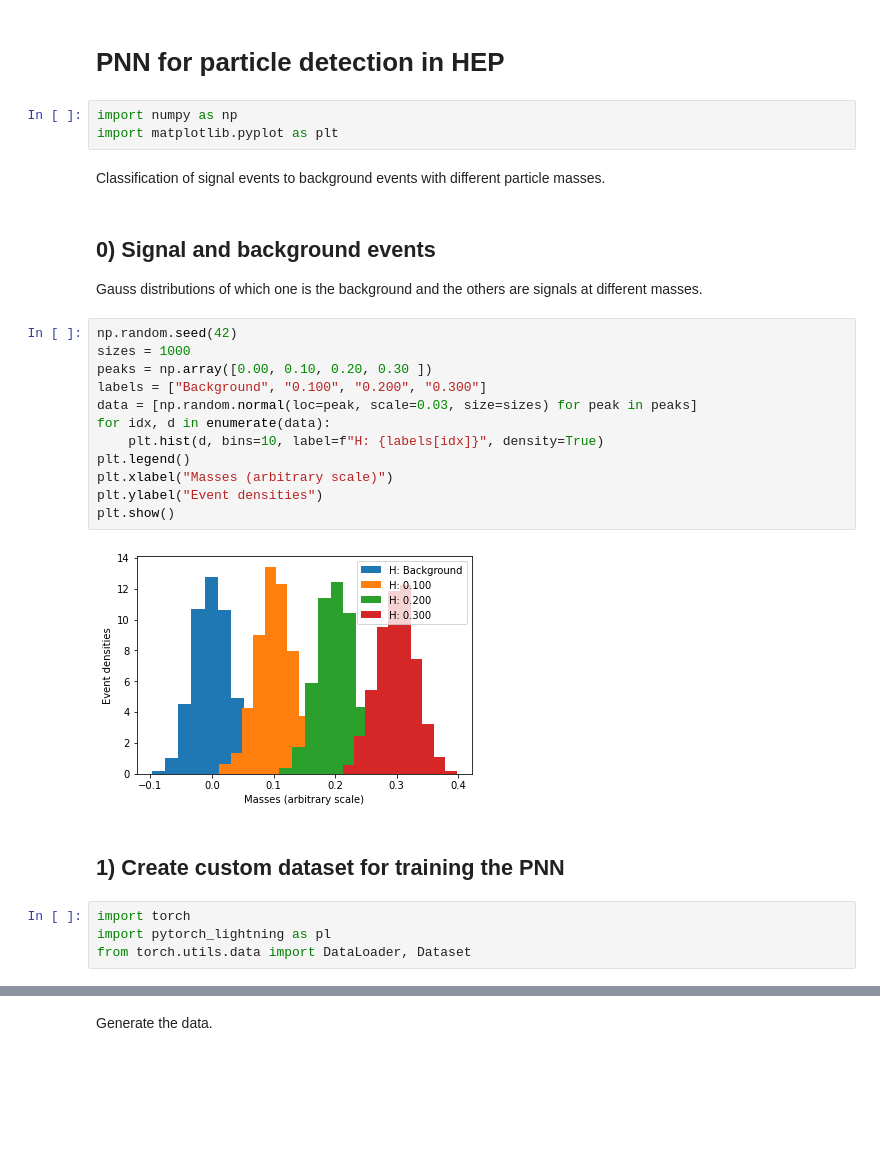
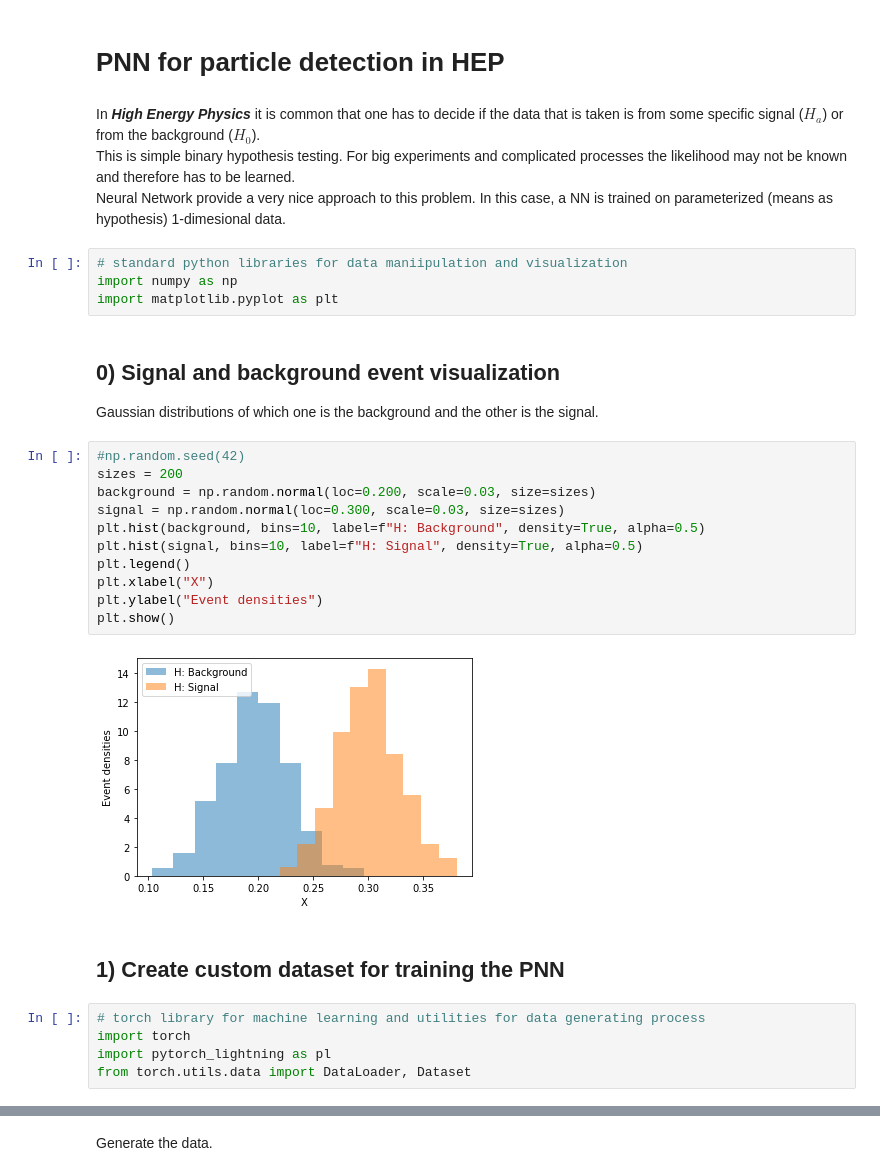
Before and after one commit to leonrenn/datascience_seminar, a Jupyter notebook: ParameterizedNeuralNetwork/PNN_1d.ipynb, the cells around one changed output, grey strips where cells are left out. Cells and saved outputs as stored; diff of their text form; blank space fills up the shorter version.

```diff
--- a/ParameterizedNeuralNetwork/PNN_1d.ipynb
+++ b/ParameterizedNeuralNetwork/PNN_1d.ipynb
@@ -1,30 +1,34 @@
 # %% [markdown]
 # PNN for particle detection in HEP
+# %% [markdown]
+In ***High Energy Physics*** it is common that one has to decide if the data that is taken is from some specific signal ($H_{a}$) or from the background ($H_{0}$).<br>
+This is simple binary hypothesis testing. For big experiments and complicated processes the likelihood may not be known and therefore has to be learned. <br>
+Neural Network provide a very nice approach to this problem. In this case, a NN is trained on parameterized (means as hypothesis) 1-dimesional data.
 # %%
+# standard python libraries for data maniipulation and visualization
 import numpy as np
 import matplotlib.pyplot as plt
-# %% [markdown]
-Classification of signal events to background events with different particle masses.
 # %% [markdown]
-## 0) Signal and background events
-Gauss distributions of which one is the background and the others are signals at different masses.
+## 0) Signal and background event visualization
+
+Gaussian distributions of which one is the background and the other is the signal.
 # %%
-np.random.seed(42)
-sizes = 1000
-peaks = np.array([0.00, 0.10, 0.20, 0.30 ])
-labels = ["Background", "0.100", "0.200", "0.300"]
-data = [np.random.normal(loc=peak, scale=0.03, size=sizes) for peak in peaks]
-for idx, d in enumerate(data):
-    plt.hist(d, bins=10, label=f"H: {labels[idx]}", density=True)
+#np.random.seed(42)
+sizes = 200
+background = np.random.normal(loc=0.200, scale=0.03, size=sizes)
+signal = np.random.normal(loc=0.300, scale=0.03, size=sizes)
+plt.hist(background, bins=10, label=f"H: Background", density=True, alpha=0.5)
+plt.hist(signal, bins=10, label=f"H: Signal", density=True, alpha=0.5)
 plt.legend()
-plt.xlabel("Masses (arbitrary scale)")
+plt.xlabel("X")
 plt.ylabel("Event densities")
 plt.show()
 # %% [output]
-[figure, old version]
+[figure, new version]
 # %% [markdown]
 ## 1) Create custom dataset for training the PNN
 # %%
+# torch library for machine learning and utilities for data generating process
 import torch
 import pytorch_lightning as pl
 from torch.utils.data import DataLoader, Dataset
```
Also changed, not shown: parts of 11 cells of this notebook, 1 other file.
